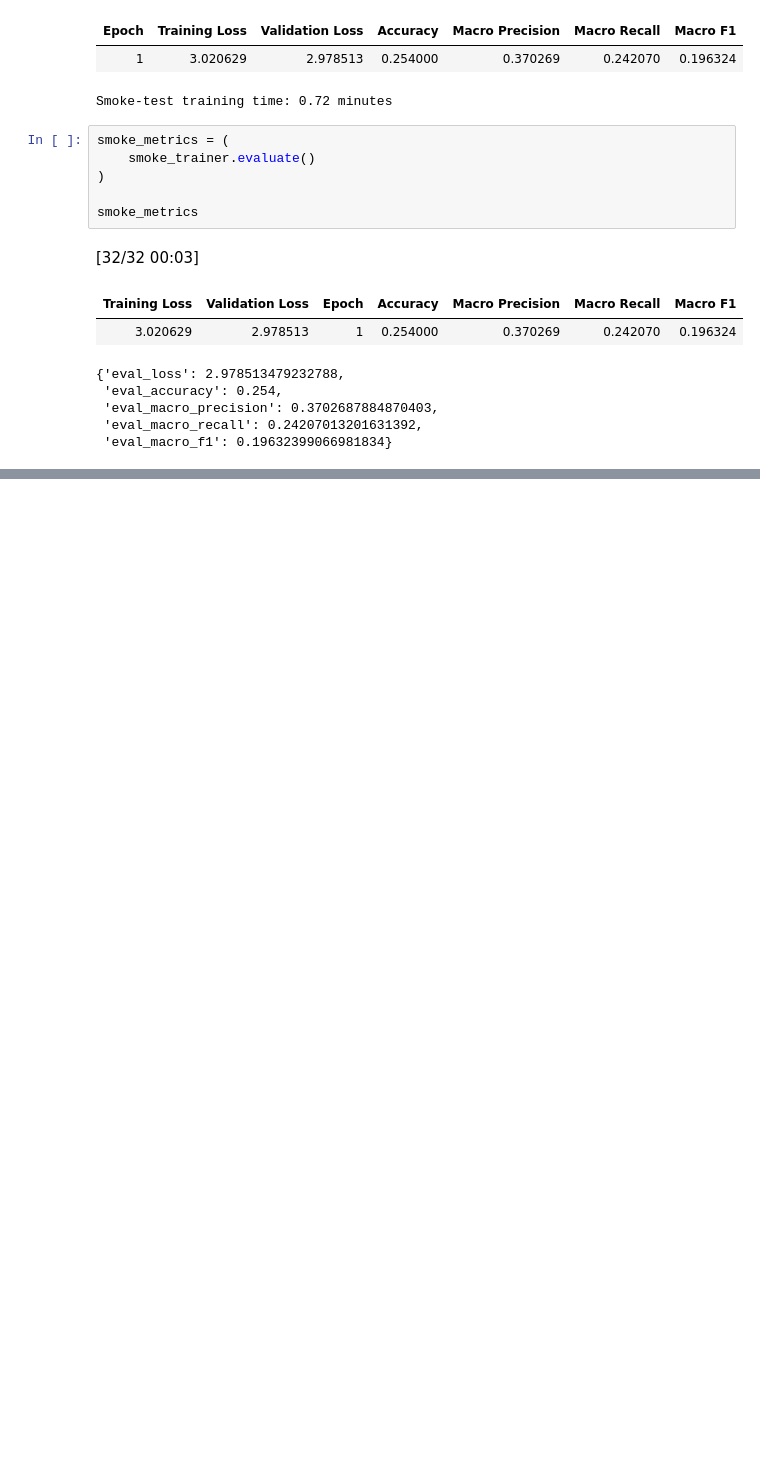
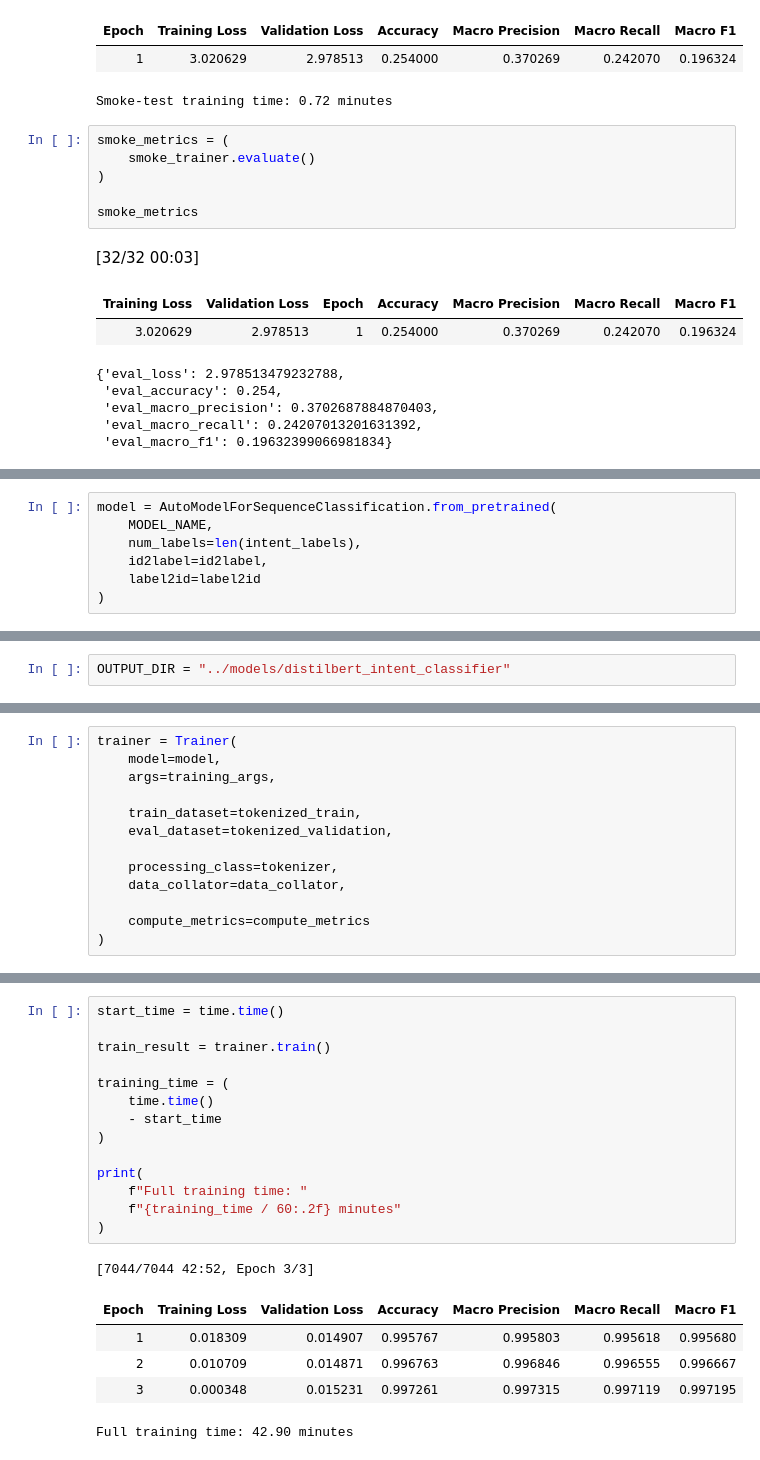
Before and after one commit to ribhupramanik/ResolveAI, a Jupyter notebook: notebooks/03_distilbert_intent_classifier.ipynb, the cells around one changed output, grey strips where cells are left out. Cells and saved outputs as stored; diff of their text form; blank space fills up the shorter version.

Commit message:
Trained distil bert

```diff
--- a/notebooks/03_distilbert_intent_classifier.ipynb
+++ b/notebooks/03_distilbert_intent_classifier.ipynb
@@ -608,0 +611,7 @@ smoke_metrics
+# %%
+model = AutoModelForSequenceClassification.from_pretrained(
+    MODEL_NAME,
+    num_labels=len(intent_labels),
+    id2label=id2label,
+    label2id=label2id
+)
@@ -608,0 +635,2 @@ smoke_metrics
+# %%
+OUTPUT_DIR = "../models/distilbert_intent_classifier"
@@ -608,0 +669,13 @@ smoke_metrics
+# %%
+trainer = Trainer(
+    model=model,
+    args=training_args,
+
+    train_dataset=tokenized_train,
+    eval_dataset=tokenized_validation,
+
+    processing_class=tokenizer,
+    data_collator=data_collator,
+
+    compute_metrics=compute_metrics
+)
@@ -608,0 +695,21 @@ smoke_metrics
+# %%
+start_time = time.time()
+
+train_result = trainer.train()
+
+training_time = (
+    time.time()
+    - start_time
+)
+
+print(
+    f"Full training time: "
+    f"{training_time / 60:.2f} minutes"
+)
+# %% [output]
+[7044/7044 42:52, Epoch 3/3]
+| Epoch | Training Loss | Validation Loss | Accuracy | Macro Precision | Macro Recall | Macro F1 |
+| 1 | 0.018309 | 0.014907 | 0.995767 | 0.995803 | 0.995618 | 0.995680 |
+| 2 | 0.010709 | 0.014871 | 0.996763 | 0.996846 | 0.996555 | 0.996667 |
+| 3 | 0.000348 | 0.015231 | 0.997261 | 0.997315 | 0.997119 | 0.997195 |
+Full training time: 42.90 minutes
```
Also changed, not shown: parts of 9 cells of this notebook, 1 other file.
